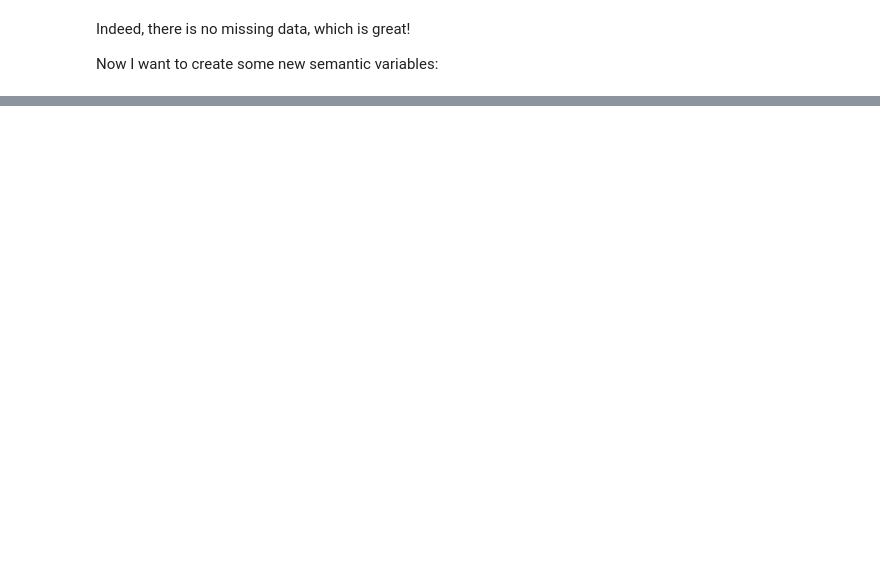
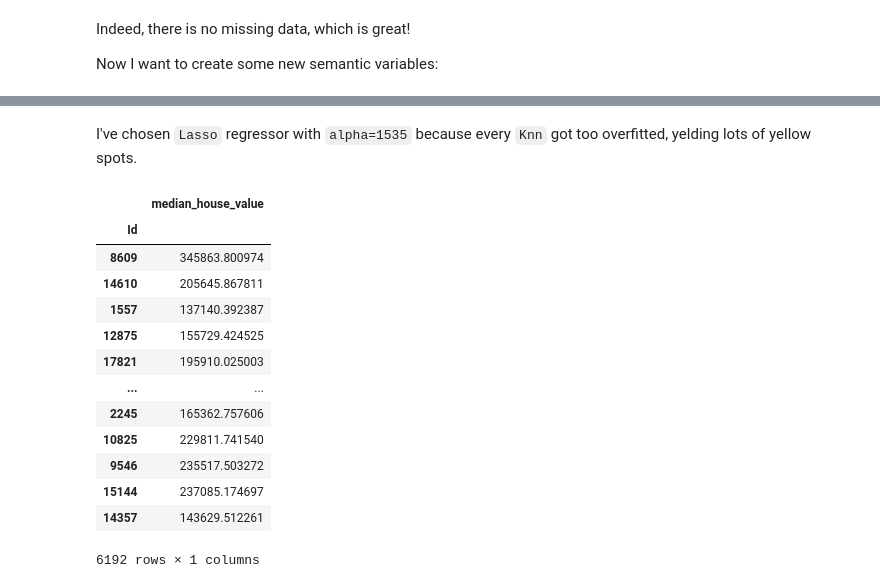
Before and after one commit to vitorgt/PMR3508, a Jupyter notebook: regression/regression-california-housing.ipynb, the cells around one changed output, grey strips where cells are left out. Cells and saved outputs as stored; diff of their text form; code cells hidden in the pictures; blank space fills up the shorter version.

````diff
--- a/regression/regression-california-housing.ipynb
+++ b/regression/regression-california-housing.ipynb
@@ -192,0 +252,11 @@ sns.pairplot(
+# %%
+def RMSLE(y_in, y_out):
+    """RMSLE score by Rodrigo Gebara Reis."""
+    return np.sqrt(
+        np.mean(
+            (np.log(np.abs(y_out) + 1) - np.log(np.abs(y_in) + 1)) ** 2
+        )
+    )
+
+
+RMSLE_scorer = make_scorer(RMSLE, greater_is_better=False)
@@ -192,0 +352,2 @@ sns.pairplot(
+# %%
+min_error = {"val": np.inf, "scaler": None, "regressor": None, "param": None}
@@ -192,0 +494,22 @@ sns.pairplot(
+# %%
+print(min_error)
+my_choice = {
+    "scaler": "MinMaxScaler",
+    "regressor": "Lasso",
+    "param": 1535,
+}
+print(my_choice)
+
+reg = models_w_params[min_error["regressor"]]["f"](min_error["param"])
+reg.fit(scalers[min_error["scaler"]]["Xtrain"], Ytrain)
+
+Ytest.loc[:, "median_house_value_knn"] = np.abs(
+    reg.predict(scalers[min_error["scaler"]]["Xtest"])
+)
+
+reg = models_w_params[my_choice["regressor"]]["f"](my_choice["param"])
+reg.fit(scalers[my_choice["scaler"]]["Xtrain"], Ytrain)
+
+Ytest.loc[:, "median_house_value"] = np.abs(
+    reg.predict(scalers[my_choice["scaler"]]["Xtest"])
+)
@@ -192,0 +575,21 @@ sns.pairplot(
+# %% [markdown]
+I've chosen ```Lasso``` regressor with ```alpha=1535``` because every ```Knn``` got too overfitted, yelding lots of yellow spots.
+# %%
+Ytest.drop("median_house_value_knn", axis=1, inplace=True)
+Ytest.to_csv("submission.csv", index=True, index_label="Id")
+Ytest
+# %% [output]
+|  | median_house_value |
+| Id |  |
+| 8609 | 345863.800974 |
+| 14610 | 205645.867811 |
+| 1557 | 137140.392387 |
+| 12875 | 155729.424525 |
+| 17821 | 195910.025003 |
+| ... | ... |
+| 2245 | 165362.757606 |
+| 10825 | 229811.741540 |
+| 9546 | 235517.503272 |
+| 15144 | 237085.174697 |
+| 14357 | 143629.512261 |
+6192 rows × 1 columns
````
Also changed, not shown: parts of 31 cells of this notebook, 9 other files.
